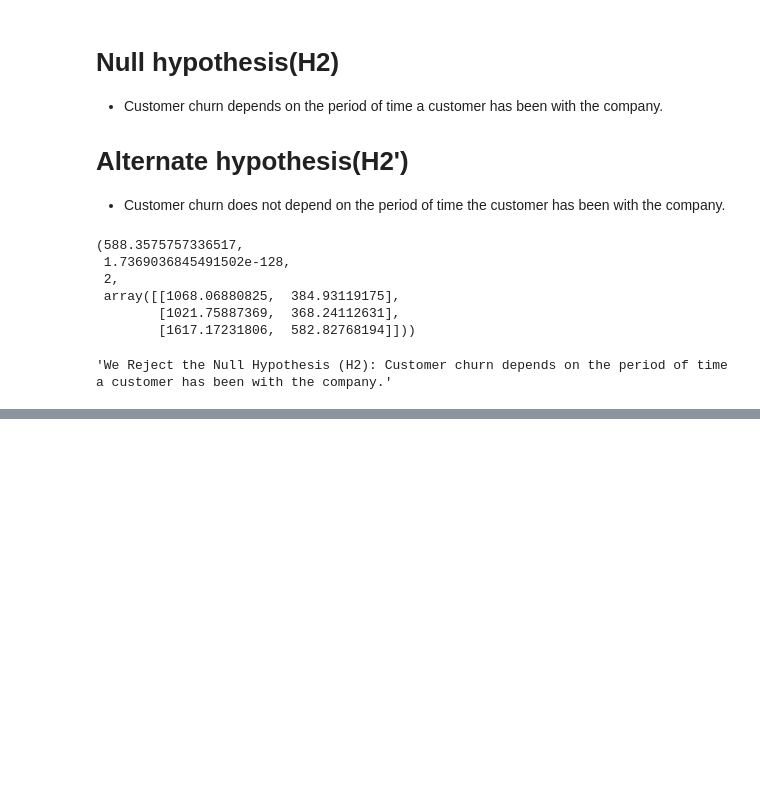
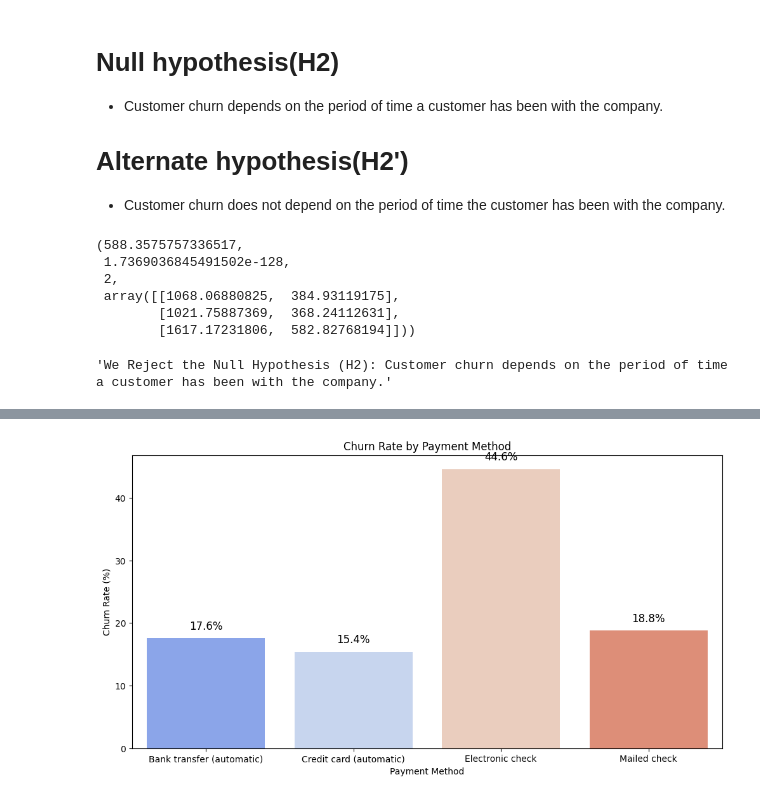
Before and after one commit to Sena-Aku-Agbotse/Customer-Churn-Analysis, a Jupyter notebook: Notebook/main.ipynb, the cells around one changed output, grey strips where cells are left out. Drawn from its saved outputs; the diff is of its cells as text; code cells hidden in the pictures; blank space fills up the shorter version.

```diff
--- a/Notebook/main.ipynb
+++ b/Notebook/main.ipynb
@@ -440,0 +492,5 @@ result
+# %%
+payment_method_churn = pd.crosstab(
+   train_data['PaymentMethod'],train_data['Churn'], normalize='index') * 100
+
+payment_method_churn
@@ -440,0 +504,15 @@ result
+# %%
+plt.figure(figsize=(12, 6))
+sns.barplot(x=payment_method_churn.index,
+            y=payment_method_churn['Yes'], palette='coolwarm')
+plt.title('Churn Rate by Payment Method')
+plt.xlabel('Payment Method')
+plt.ylabel('Churn Rate (%)')
+for index, value in enumerate(payment_method_churn['Yes']):
+    plt.text(index, value + 1, f'{value:.1f}%',
+             ha='center', va='bottom', fontsize=12)
+
+plt.xticks(rotation=0)
+plt.show()
+# %% [output]
+[figure, added]
```
Also changed, not shown: parts of 16 cells of this notebook.
